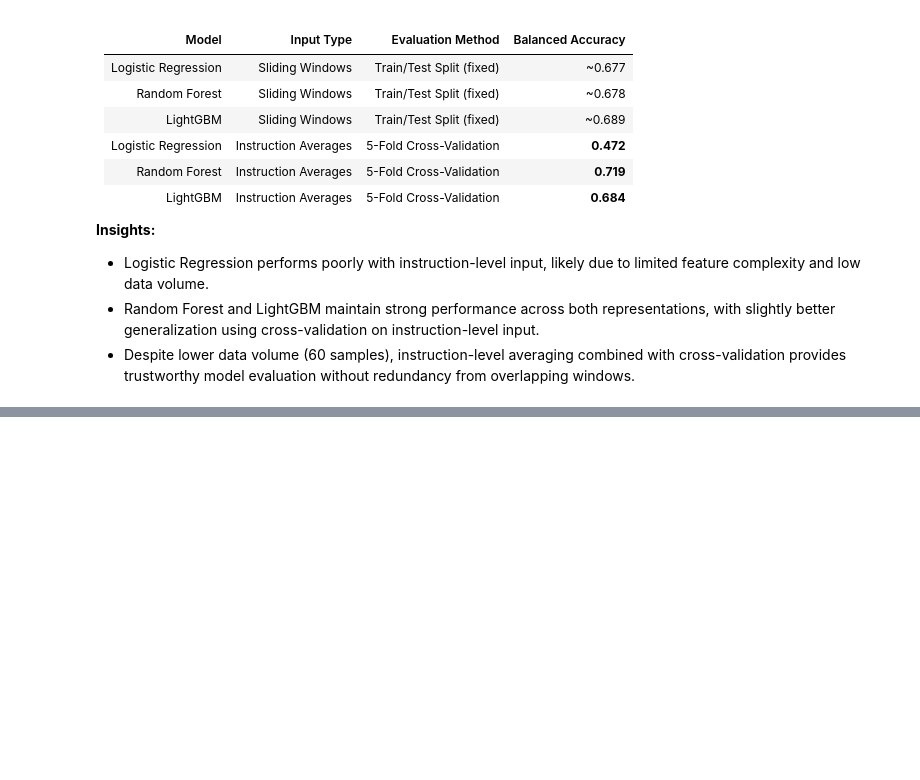
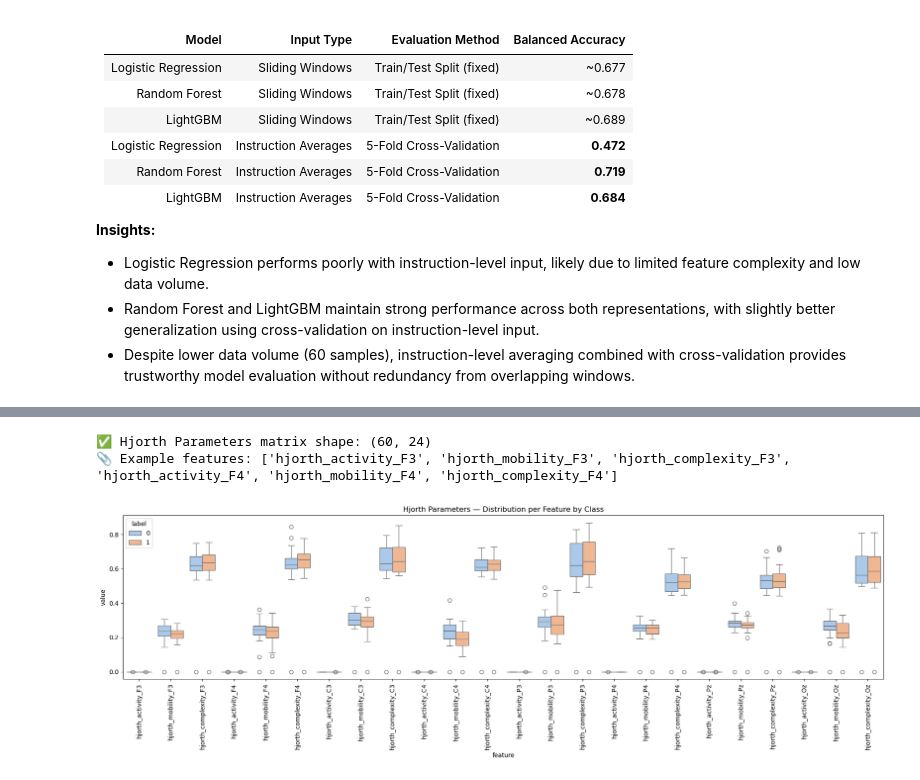
Before and after one commit to linalopes/creativity-in-vitro-eeg, a Jupyter notebook: notebooks/12_Lina_ses-03_task-sunimagery_ml-dl.ipynb, the cells around one changed output, grey strips where cells are left out. Cells and saved outputs as stored; diff of their text form; code cells hidden in the pictures; blank space fills up the shorter version.

```diff
--- a/notebooks/12_Lina_ses-03_task-sunimagery_ml-dl.ipynb
+++ b/notebooks/12_Lina_ses-03_task-sunimagery_ml-dl.ipynb
@@ -1649,0 +1952,64 @@ The table below compares the performance of classical machine learning models tr
+# %%
+import numpy as np
+import pandas as pd
+import matplotlib.pyplot as plt
+import seaborn as sns
+
+# Function to compute Hjorth parameters for a single 1D signal
+def compute_hjorth_params(signal):
+    first_deriv = np.diff(signal)
+    second_deriv = np.diff(first_deriv)
+
+    activity = np.var(signal)
+    mobility = np.sqrt(np.var(first_deriv) / activity) if activity > 0 else 0.0
+    complexity = (
+        np.sqrt(np.var(second_deriv) / np.var(first_deriv))
+        if np.var(first_deriv) > 0 else 0.0
+    )
+    return activity, mobility, complexity
+
+# Output
+X_feat_C = []
+feature_names_C = []
+
+# --- Compute Hjorth parameters per instruction segment ---
+for vec in instruction_segments:  # shape: (n_channels, n_samples)
+    hjorth_vector = []
+    for ch_idx, ch_data in enumerate(vec):
+        activity, mobility, complexity = compute_hjorth_params(ch_data)
+        hjorth_vector.extend([activity, mobility, complexity])
+        if len(X_feat_C) == 0:
+            ch_name = eeg_ch_names[ch_idx]
+            feature_names_C.extend([
+                f"hjorth_activity_{ch_name}",
+                f"hjorth_mobility_{ch_name}",
+                f"hjorth_complexity_{ch_name}"
+            ])
+    X_feat_C.append(hjorth_vector)
+
+X_feat_C = np.array(X_feat_C)
+
+print("✅ Hjorth Parameters matrix shape:", X_feat_C.shape)
+print("📎 Example features:", feature_names_C[:6])
+
+# --- Create DataFrame for visualization ---
+df_hjorth = pd.DataFrame(X_feat_C, columns=feature_names_C)
+df_hjorth["label"] = y_instr  # from 5.1
+
+# Melt for seaborn
+df_melt_C = df_hjorth.melt(id_vars="label", var_name="feature", value_name="value")
+
+# --- Plot boxplot ---
+plt.figure(figsize=(18, 6))
+sns.boxplot(
+    data=df_melt_C,
+    x="feature", y="value", hue="label", palette="pastel"
+)
+plt.xticks(rotation=90)
+plt.title("Hjorth Parameters — Distribution per Feature by Class")
+plt.tight_layout()
+plt.show()
+# %% [output]
+✅ Hjorth Parameters matrix shape: (60, 24)
+📎 Example features: ['hjorth_activity_F3', 'hjorth_mobility_F3', 'hjorth_complexity_F3', 'hjorth_activity_F4', 'hjorth_mobility_F4', 'hjorth_complexity_F4']
+[figure, added]
```
Also changed, not shown: parts of 48 cells of this notebook, 1 other file.
